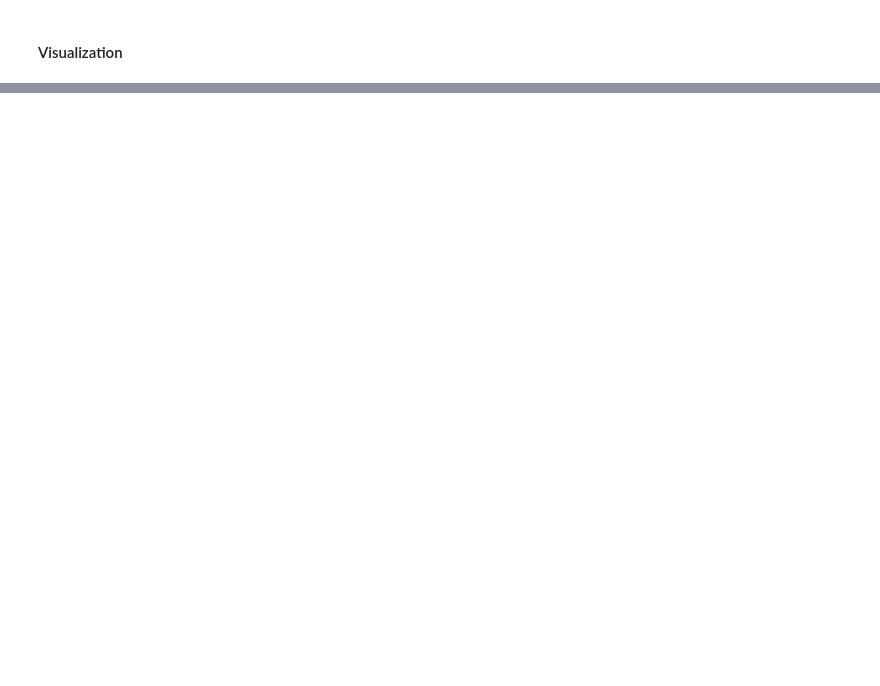
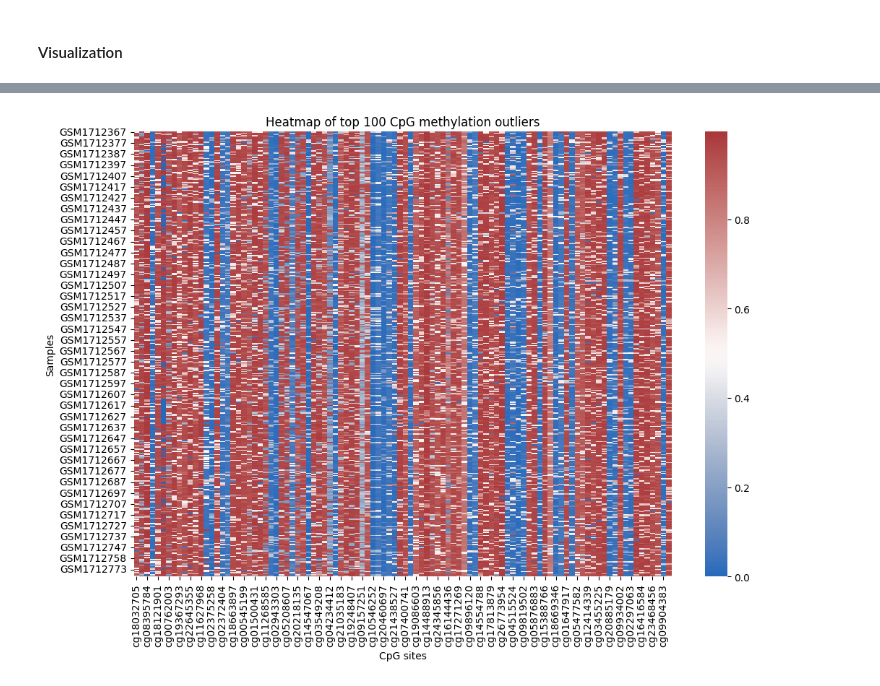
Before and after one commit to elisabettaroviera/THESIS, a Jupyter notebook: 01 - Notebook/01-data-exploration.ipynb, the cells around one changed output, grey strips where cells are left out. Cells and saved outputs as stored; diff of their text form; code cells hidden in the pictures; blank space fills up the shorter version.

```diff
--- a/01 - Notebook/01-data-exploration.ipynb
+++ b/01 - Notebook/01-data-exploration.ipynb
@@ -179,0 +185,21 @@ gene_stats.head()
+# %%
+# Step 1: Identify outliers per CpG (e.g., > 3*IQR)
+Q1 = raw_dataset.quantile(0.25)
+Q3 = raw_dataset.quantile(0.75)
+IQR = Q3 - Q1
+
+# Boolean DataFrame: True where outlier
+outliers = (raw_dataset < (Q1 - 3*IQR)) | (raw_dataset > (Q3 + 3*IQR))
+
+# Subset top 100 outlier CpGs for visualization (to keep heatmap readable)
+outlier_counts = outliers.sum().sort_values(ascending=False)
+top_cpgs = outlier_counts.head(100).index
+
+plt.figure(figsize=(12,8))
+sns.heatmap(raw_dataset[top_cpgs], cmap="vlag", center=0.5)
+plt.title("Heatmap of top 100 CpG methylation outliers")
+plt.xlabel("CpG sites")
+plt.ylabel("Samples")
+plt.show()
+# %% [output]
+[figure, added]
```
Also changed, not shown: parts of 30 cells of this notebook.
